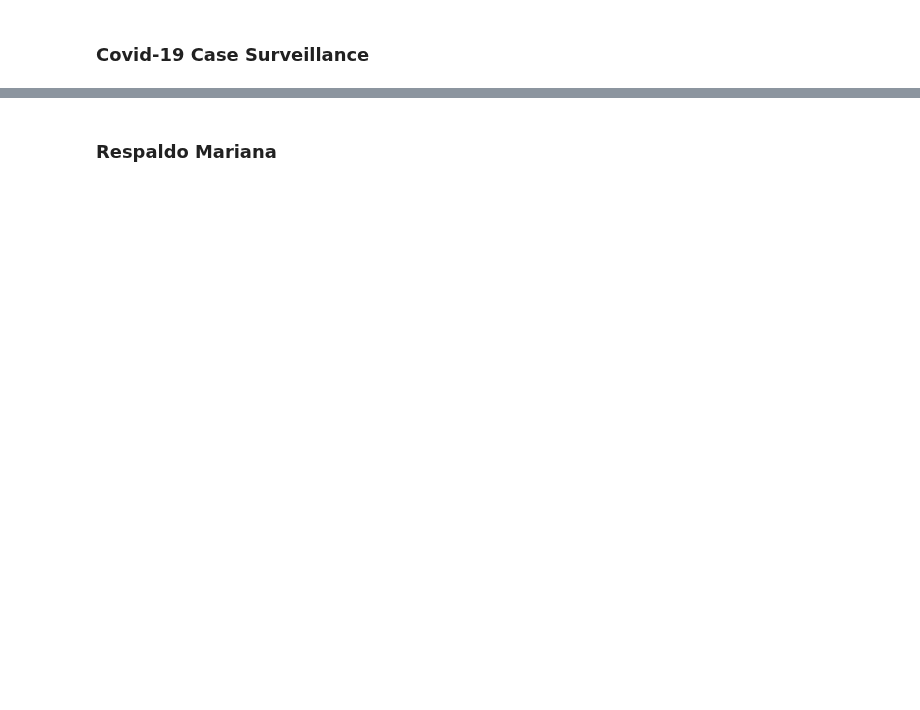
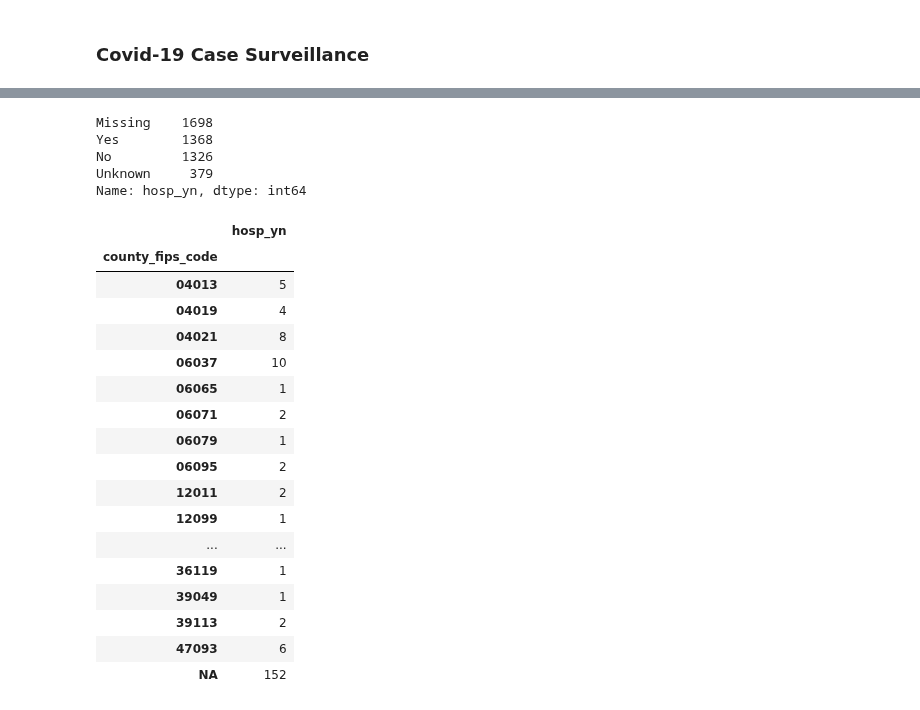
Before and after one commit to mgeffroy/P1-US-COVID-19-Vaccination-Campaign, a Jupyter notebook: P1_Data_Architecture.ipynb, the cells around one changed output, grey strips where cells are left out. Cells and saved outputs as stored; diff of their text form; code cells hidden in the pictures; blank space fills up the shorter version.

```diff
--- a/P1_Data_Architecture.ipynb
+++ b/P1_Data_Architecture.ipynb
@@ -204,3 +244,8 @@ months = ['2020-01', '2020-02', '2020-03', '2020-04', '2020-05', '2020-06',
           '2021-01', '2021-02', '2021-03', '2021-04']
 
 fields = 'case_month, county_fips_code, current_status, sex, age_group, race, ethnicity, hosp_yn, icu_yn, death_yn'
+
+patients_df = pd.DataFrame(index=fips)
+hospitalized_df = pd.DataFrame(index=fips)
+icu_df = pd.DataFrame(index=fips)
+death_df = pd.DataFrame(index=fips)
@@ -316,2 +251,0 @@ Name: county_fips_code, Length: 4548, dtype: int64
-# %% [markdown]
-### Respaldo Mariana
@@ -317,0 +260,51 @@ Name: county_fips_code, Length: 4548, dtype: int64
+# %%
+months = ['2020-01']
+
+for month in months:
+    query_url = "https://data.cdc.gov/resource/n8mc-b4w4.json?"
+    params = {
+        '$$app_token': cdc_token,
+        '$limit': 25000000,
+        '$offset': 0,
+        'case_month': month,
+        '$select': fields
+    }
+    response_month = requests.get(query_url, params=params).json()
+    response_df = pd.DataFrame(response_month)
+
+    patients_df[month] = response_df[['county_fips_code', 'case_month']].groupby('county_fips_code').count()
+#     hospitalized_df[month] = response_df[['county_fips_code', 'case_month']].groupby('county_fips_code').count()
+#     patients_df[month] = response_df[['county_fips_code', 'case_month']].groupby('county_fips_code').count()
+#     patients_df[month] = response_df[['county_fips_code', 'case_month']].groupby('county_fips_code').count()
+# %%
+response_df['hosp_yn'].value_counts()
+# %% [output]
+Missing    1698
+Yes        1368
+No         1326
+Unknown     379
+Name: hosp_yn, dtype: int64
+# %%
+hospitalized_df = response_df.loc[response_df['hosp_yn'] == 'Yes']
+# %%
+abc_df = pd.DataFrame(hospitalized_df.groupby('county_fips_code').count()['hosp_yn'])
+abc_df
+# %% [output]
+|  | hosp_yn |
+| county_fips_code |  |
+| 04013 | 5 |
+| 04019 | 4 |
+| 04021 | 8 |
+| 06037 | 10 |
+| 06065 | 1 |
+| 06071 | 2 |
+| 06079 | 1 |
+| 06095 | 2 |
+| 12011 | 2 |
+| 12099 | 1 |
+| ... | ... |
+| 36119 | 1 |
+| 39049 | 1 |
+| 39113 | 2 |
+| 47093 | 6 |
+| NA | 152 |
```
Also changed, not shown: parts of 32 cells of this notebook, 1 other file.
